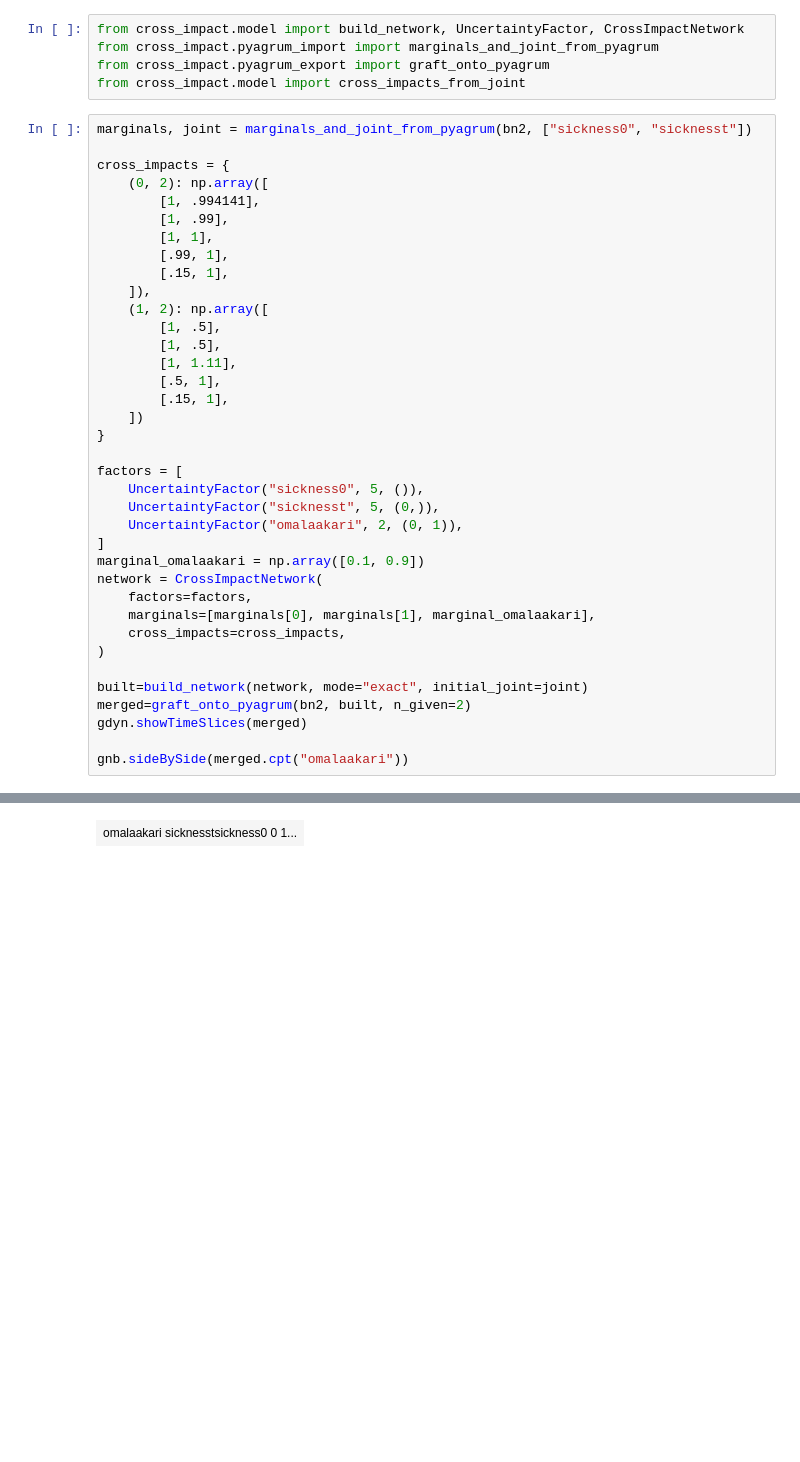
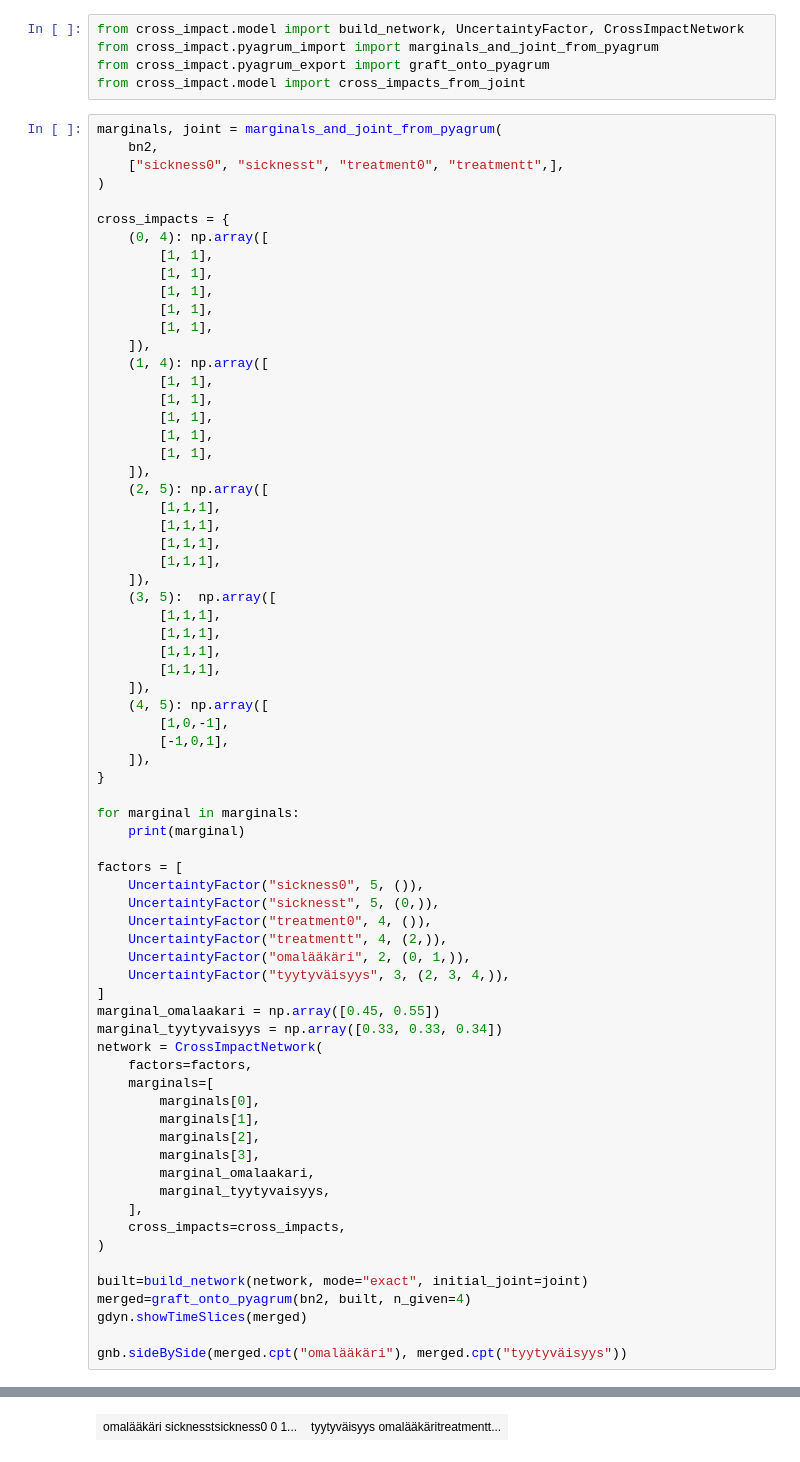
Before and after one commit to juropo/bayes-learning, a Jupyter notebook: hybrid_testing.ipynb, the cells around one changed output, grey strips where cells are left out. Saved outputs shown, nothing was run; the diff lists cells and outputs as text; blank space fills up the shorter version.

```diff
--- a/hybrid_testing.ipynb
+++ b/hybrid_testing.ipynb
@@ -20,40 +20,73 @@ from cross_impact.pyagrum_import import marginals_and_joint_from_pyagrum
 from cross_impact.pyagrum_export import graft_onto_pyagrum
 from cross_impact.model import cross_impacts_from_joint
 # %%
-marginals, joint = marginals_and_joint_from_pyagrum(bn2, ["sickness0", "sicknesst"])
+marginals, joint = marginals_and_joint_from_pyagrum(
+    bn2,
+    ["sickness0", "sicknesst", "treatment0", "treatmentt",],
+)
 
 cross_impacts = {
-    (0, 2): np.array([
-        [1, .994141],
-        [1, .99],
+    (0, 4): np.array([
         [1, 1],
-        [.99, 1],
-        [.15, 1],
+        [1, 1],
+        [1, 1],
+        [1, 1],
+        [1, 1],
     ]),
-    (1, 2): np.array([
-        [1, .5],
-        [1, .5],
-        [1, 1.11],
-        [.5, 1],
-        [.15, 1],
-    ])
+    (1, 4): np.array([
+        [1, 1],
+        [1, 1],
+        [1, 1],
+        [1, 1],
+        [1, 1],
+    ]),
+    (2, 5): np.array([
+        [1,1,1],
+        [1,1,1],
+        [1,1,1],
+        [1,1,1],
+    ]),
+    (3, 5):  np.array([
+        [1,1,1],
+        [1,1,1],
+        [1,1,1],
+        [1,1,1],
+    ]),
+    (4, 5): np.array([
+        [1,0,-1],
+        [-1,0,1],
+    ]),
 }
+
+for marginal in marginals:
+    print(marginal)
 
 factors = [
     UncertaintyFactor("sickness0", 5, ()),
     UncertaintyFactor("sicknesst", 5, (0,)),
-    UncertaintyFactor("omalaakari", 2, (0, 1)),
+    UncertaintyFactor("treatment0", 4, ()),
+    UncertaintyFactor("treatmentt", 4, (2,)),
+    UncertaintyFactor("omalääkäri", 2, (0, 1,)),
+    UncertaintyFactor("tyytyväisyys", 3, (2, 3, 4,)),
 ]
-marginal_omalaakari = np.array([0.1, 0.9])
+marginal_omalaakari = np.array([0.45, 0.55])
+marginal_tyytyvaisyys = np.array([0.33, 0.33, 0.34])
 network = CrossImpactNetwork(
     factors=factors,
-    marginals=[marginals[0], marginals[1], marginal_omalaakari],
+    marginals=[
+        marginals[0],
+        marginals[1],
+        marginals[2],
+        marginals[3],
+        marginal_omalaakari,
+        marginal_tyytyvaisyys,
+    ],
     cross_impacts=cross_impacts,
 )
 
 built=build_network(network, mode="exact", initial_joint=joint)
-merged=graft_onto_pyagrum(bn2, built, n_given=2)
+merged=graft_onto_pyagrum(bn2, built, n_given=4)
 gdyn.showTimeSlices(merged)
 
-gnb.sideBySide(merged.cpt("omalaakari"))
+gnb.sideBySide(merged.cpt("omalääkäri"), merged.cpt("tyytyväisyys"))
 # %% [output]
@@ -60,2 +97,2 @@ gnb.sideBySide(merged.cpt("omalaakari"))
 [drawing not drawn]
-| omalaakari sicknesstsickness0 0 1... |
+| omalääkäri sicknesstsickness0 0 1... | tyytyväisyys omalääkäritreatmentt... |
```
Also changed, not shown: parts of 1 cell of this notebook.
